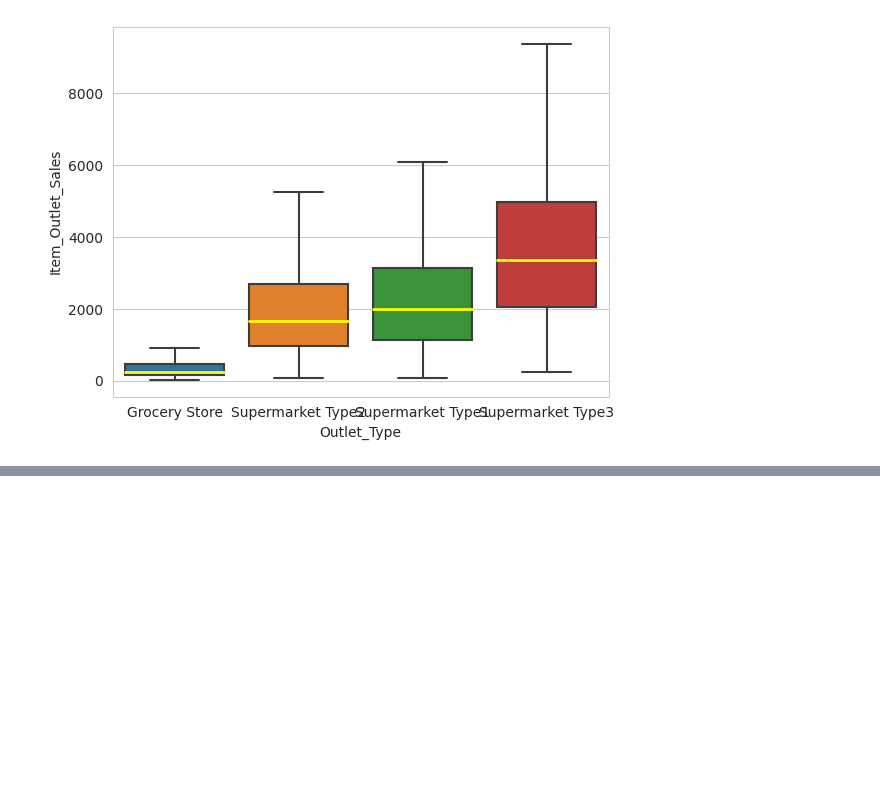
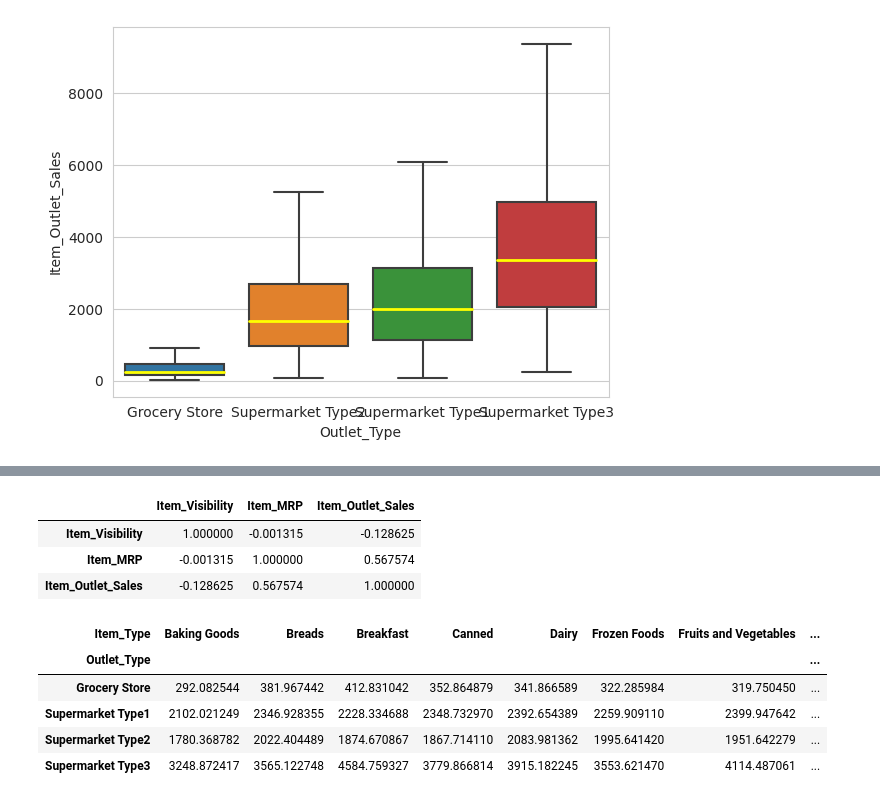
Before and after one commit to velascogringo/Sales_Prediction, a Jupyter notebook: Sales_Prediction_Core.ipynb, the cells around one changed output, grey strips where cells are left out. Cells and saved outputs as stored; diff of their text form; code cells hidden in the pictures; blank space fills up the shorter version.

```diff
--- a/Sales_Prediction_Core.ipynb
+++ b/Sales_Prediction_Core.ipynb
@@ -329,0 +354,21 @@ sns.boxplot(data=df, x='Outlet_Type', y='Item_Outlet_Sales', order=outlet_median
+# %%
+df_corr = df[['Item_Visibility', 'Item_MRP', 'Item_Outlet_Sales']]
+corr = df_corr.corr()
+corr
+#check correlation coefficient
+# %% [output]
+|  | Item_Visibility | Item_MRP | Item_Outlet_Sales |
+| Item_Visibility | 1.000000 | -0.001315 | -0.128625 |
+| Item_MRP | -0.001315 | 1.000000 | 0.567574 |
+| Item_Outlet_Sales | -0.128625 | 0.567574 | 1.000000 |
+# %%
+df_heatmap = df.pivot_table(values='Item_Outlet_Sales', index='Outlet_Type',columns='Item_Type',aggfunc=np.mean)
+df_heatmap
+#create pivot table for heatmap
+# %% [output]
+| Item_Type | Baking Goods | Breads | Breakfast | Canned | Dairy | Frozen Foods | Fruits and Vegetables | ... |
+| Outlet_Type |  |  |  |  |  |  |  | ... |
+| Grocery Store | 292.082544 | 381.967442 | 412.831042 | 352.864879 | 341.866589 | 322.285984 | 319.750450 | ... |
+| Supermarket Type1 | 2102.021249 | 2346.928355 | 2228.334688 | 2348.732970 | 2392.654389 | 2259.909110 | 2399.947642 | ... |
+| Supermarket Type2 | 1780.368782 | 2022.404489 | 1874.670867 | 1867.714110 | 2083.981362 | 1995.641420 | 1951.642279 | ... |
+| Supermarket Type3 | 3248.872417 | 3565.122748 | 4584.759327 | 3779.866814 | 3915.182245 | 3553.621470 | 4114.487061 | ... |
```
Also changed, not shown: parts of 8 cells of this notebook.
